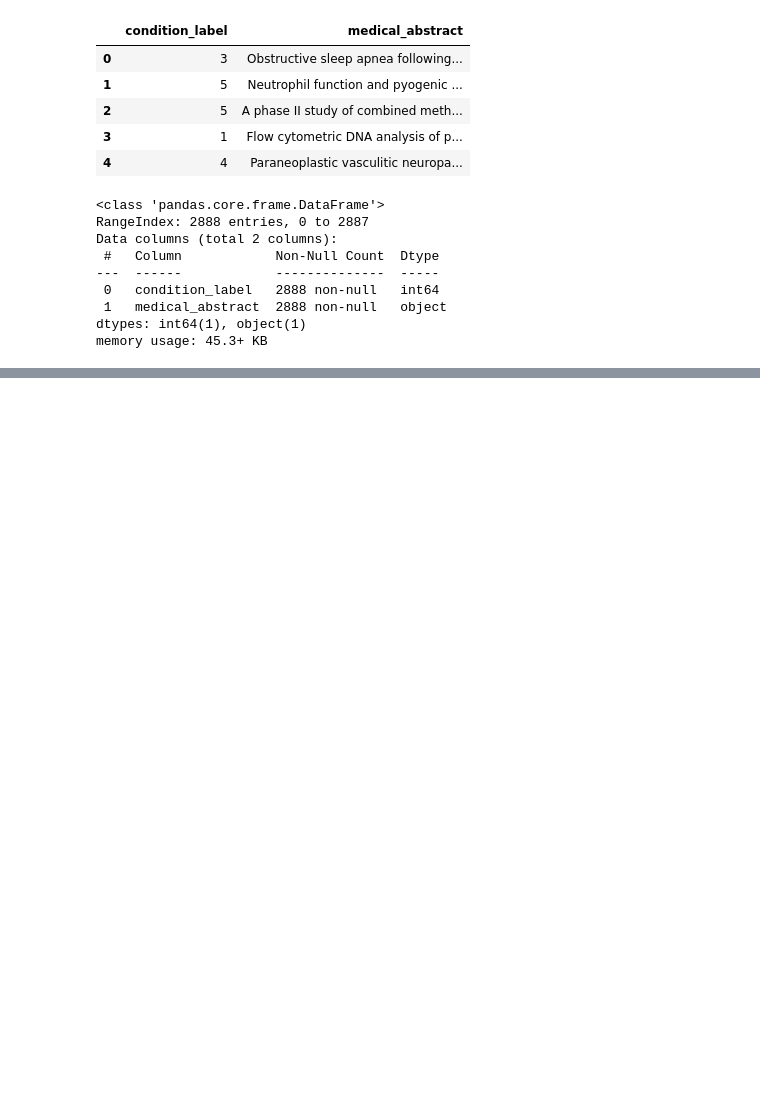
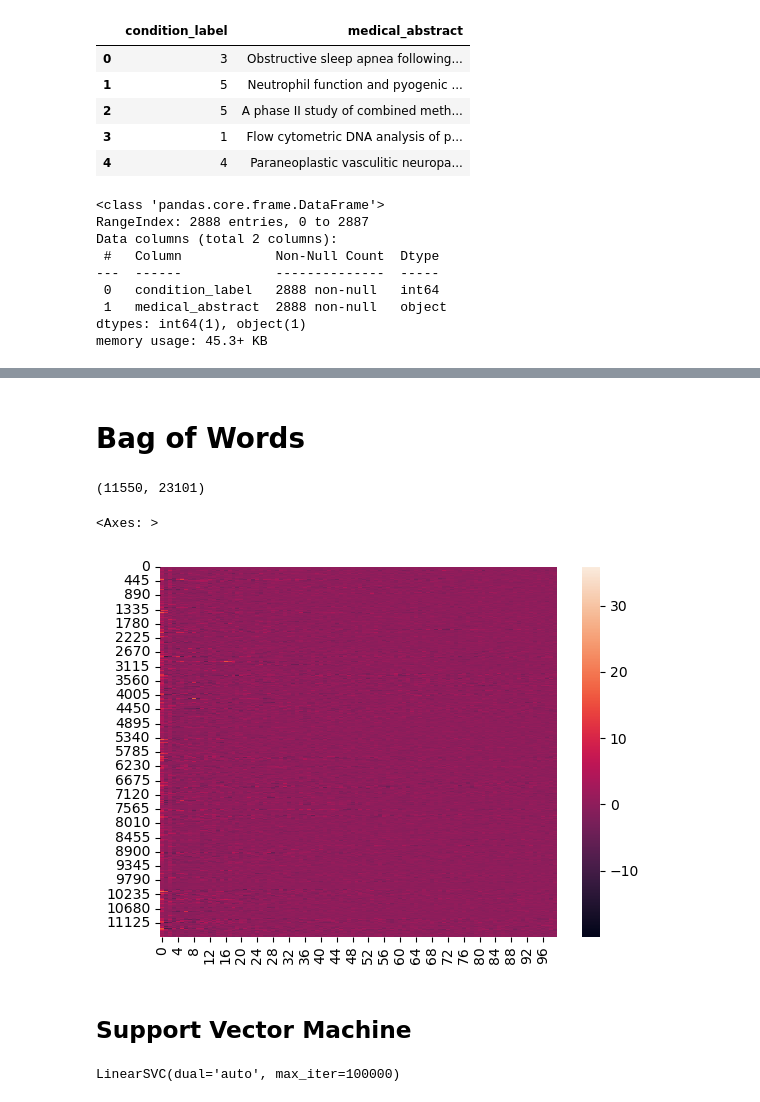
Before and after one commit to cgeils25/Data_Science_Projects, a Jupyter notebook: notebooks/nlp/Medical_Abstract_Classification.ipynb, the cells around one changed output, grey strips where cells are left out. Saved outputs shown, nothing was run; the diff lists cells and outputs as text; code cells hidden in the pictures; blank space fills up the shorter version.

```diff
--- a/notebooks/nlp/Medical_Abstract_Classification.ipynb
+++ b/notebooks/nlp/Medical_Abstract_Classification.ipynb
@@ -79,0 +167,2 @@ memory usage: 45.3+ KB
+# %% [markdown]
+# Bag of Words
@@ -79,0 +189,19 @@ memory usage: 45.3+ KB
+# %%
+# defining vectorizer
+tf_vectorizer = CountVectorizer(tokenizer=LemmaTokenizer(),
+                                token_pattern=None,
+                                strip_accents = 'unicode',
+                                stop_words = 'english',
+                                ngram_range = (1, 2),
+                                lowercase = True,
+                                max_df = 0.5,
+                                min_df = 10)
+# %%
+# vectorizing responses
+x_train = tf_vectorizer.fit_transform(df_all[~df_all.test].medical_abstract).toarray()
+x_test = tf_vectorizer.transform(df_all[df_all.test].medical_abstract).toarray()
+assert len(x_train) + len(x_test) == len(df_all)
+# %%
+x_train.shape
+# %% [output]
+(11550, 23101)
@@ -79,0 +213,13 @@ memory usage: 45.3+ KB
+# %%
+# dimensionality reduction with singular value decomposition - from ~8000 features to 100; sparse --> dense representation
+svd = decomposition.TruncatedSVD(n_components=100)
+# %%
+# dimensionality reduction with singular value decomposition
+x_train_svd = svd.fit_transform(x_train)
+x_test_svd = svd.transform(x_test)
+# %%
+# visualizing variance in embeddings for training data
+sns.heatmap(x_train_svd)
+# %% [output]
+<Axes: >
+[figure, added]
@@ -79,0 +228,2 @@ memory usage: 45.3+ KB
+# %% [markdown]
+## Support Vector Machine
@@ -79,0 +233,4 @@ memory usage: 45.3+ KB
+# %%
+model.fit(x_train_svd, y_train)
+# %% [output]
+LinearSVC(dual='auto', max_iter=100000)
```
Also changed, not shown: parts of 67 cells of this notebook.
